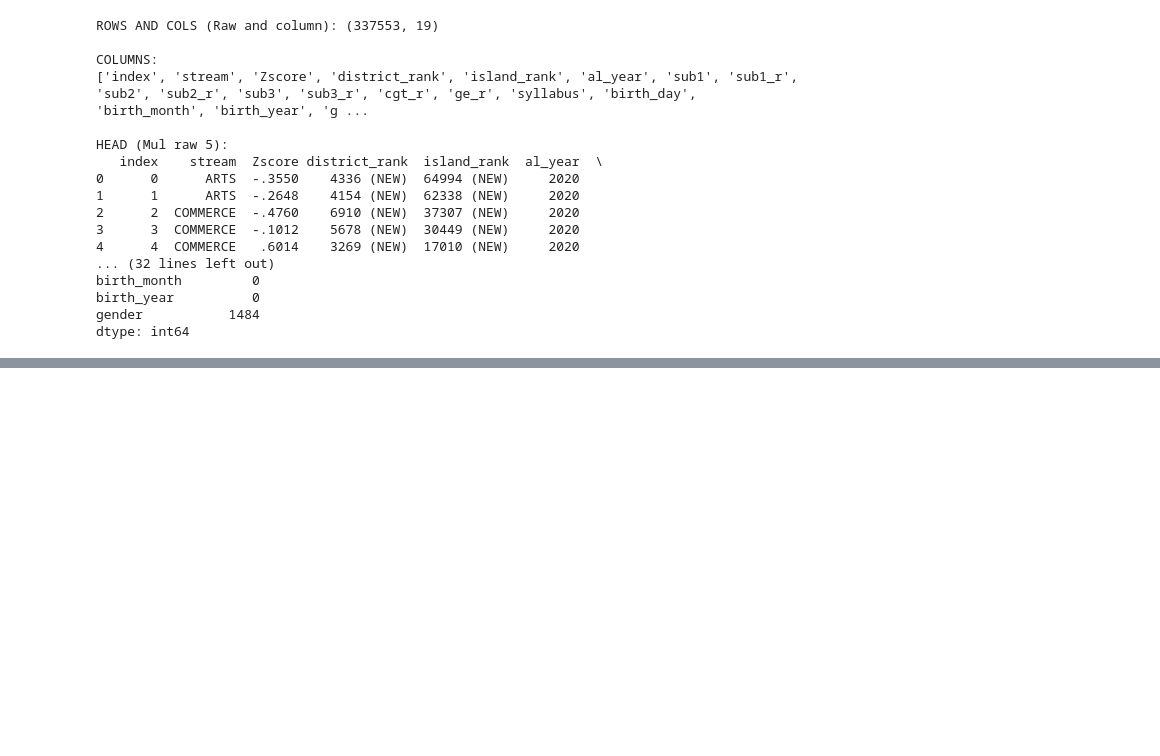
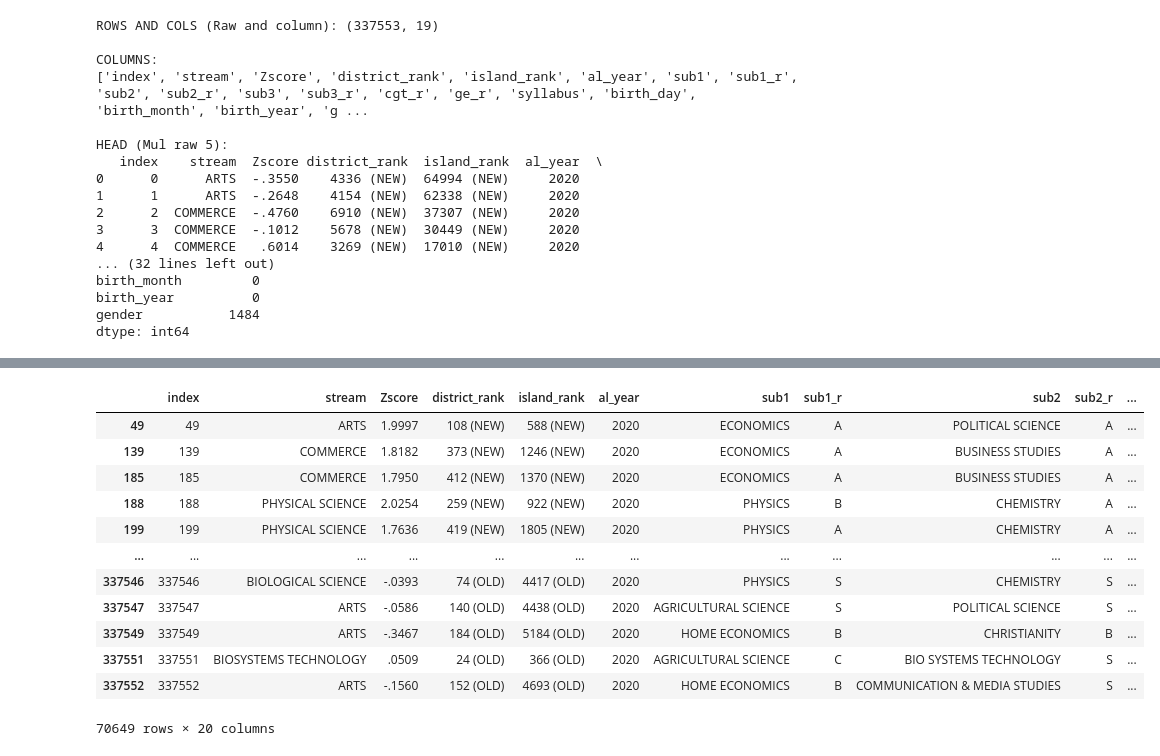
Before and after one commit to sahas-hasaranga/Sri-Lanka-AL-results-2020-analysis, a Jupyter notebook: day 3/al_data_analysis.ipynb, the cells around one changed output, grey strips where cells are left out. Cells and saved outputs as stored; diff of their text form; code cells hidden in the pictures; blank space fills up the shorter version.

```diff
--- a/day 3/al_data_analysis.ipynb
+++ b/day 3/al_data_analysis.ipynb
@@ -42,7 +52,7 @@ finished!
 import pandas as pd
 
 # Oyage file eke path eka
-file_path = r"C:\Users\ASUS VIVOBOOK\Downloads\2020_al_data_kaggle_upload_new_old_syllabi.csv\2020_al_data_kaggle_upload_new_old_syllabi.csv"
+file_path = r"/content/2020_al_data_kaggle_upload_new_old_syllabi.csv"
 
 # Data tika read karaganna
 df = pd.read_csv(file_path)
@@ -118,0 +135,19 @@ Name: count, Length: 73, dtype: int64
+# %%
+# Function to extract the numerical part from 'district_rank'
+def extract_rank(rank_str):
+    if isinstance(rank_str, str):
+        try:
+            return int(rank_str.split(' ')[0])
+        except ValueError:  # Catch error if conversion to int fails (e.g., for '-')
+            return None
+    return None
+
+# Apply the function to create a new numerical rank column
+df['district_rank_numeric'] = df['district_rank'].apply(extract_rank)
+
+# Filter the DataFrame for district_rank_numeric less than 500
+df_filtered_rank = df[df['district_rank_numeric'] < 500]
+
+print("Shape of the filtered DataFrame:", df_filtered_rank.shape)
+print("\nHead of the filtered DataFrame (district_rank < 500):")
+display(df_filtered_rank.head())
@@ -118,0 +198,8 @@ Name: count, Length: 73, dtype: int64
+# %%
+# Colab eke lassanata tables pennanna meka danna
+from google.colab import data_table
+data_table.enable_dataframe_formatter()
+
+# Filter karapu table eka pennanna (head() noda methana meka witharak danna)
+df_filtered_rank
+# %% [output]
@@ -118,0 +207,13 @@ Name: count, Length: 73, dtype: int64
+|  | index | stream | Zscore | district_rank | island_rank | al_year | sub1 | sub1_r | sub2 | sub2_r | ... |
+| 49 | 49 | ARTS | 1.9997 | 108 (NEW) | 588 (NEW) | 2020 | ECONOMICS | A | POLITICAL SCIENCE | A | ... |
+| 139 | 139 | COMMERCE | 1.8182 | 373 (NEW) | 1246 (NEW) | 2020 | ECONOMICS | A | BUSINESS STUDIES | A | ... |
+| 185 | 185 | COMMERCE | 1.7950 | 412 (NEW) | 1370 (NEW) | 2020 | ECONOMICS | A | BUSINESS STUDIES | A | ... |
+| 188 | 188 | PHYSICAL SCIENCE | 2.0254 | 259 (NEW) | 922 (NEW) | 2020 | PHYSICS | B | CHEMISTRY | A | ... |
+| 199 | 199 | PHYSICAL SCIENCE | 1.7636 | 419 (NEW) | 1805 (NEW) | 2020 | PHYSICS | A | CHEMISTRY | A | ... |
+| ... | ... | ... | ... | ... | ... | ... | ... | ... | ... | ... | ... |
+| 337546 | 337546 | BIOLOGICAL SCIENCE | -.0393 | 74 (OLD) | 4417 (OLD) | 2020 | PHYSICS | S | CHEMISTRY | S | ... |
+| 337547 | 337547 | ARTS | -.0586 | 140 (OLD) | 4438 (OLD) | 2020 | AGRICULTURAL SCIENCE | S | POLITICAL SCIENCE | S | ... |
+| 337549 | 337549 | ARTS | -.3467 | 184 (OLD) | 5184 (OLD) | 2020 | HOME ECONOMICS | B | CHRISTIANITY | B | ... |
+| 337551 | 337551 | BIOSYSTEMS TECHNOLOGY | .0509 | 24 (OLD) | 366 (OLD) | 2020 | AGRICULTURAL SCIENCE | C | BIO SYSTEMS TECHNOLOGY | S | ... |
+| 337552 | 337552 | ARTS | -.1560 | 152 (OLD) | 4693 (OLD) | 2020 | HOME ECONOMICS | B | COMMUNICATION & MEDIA STUDIES | S | ... |
+70649 rows × 20 columns
```
Also changed, not shown: parts of 13 cells of this notebook.
